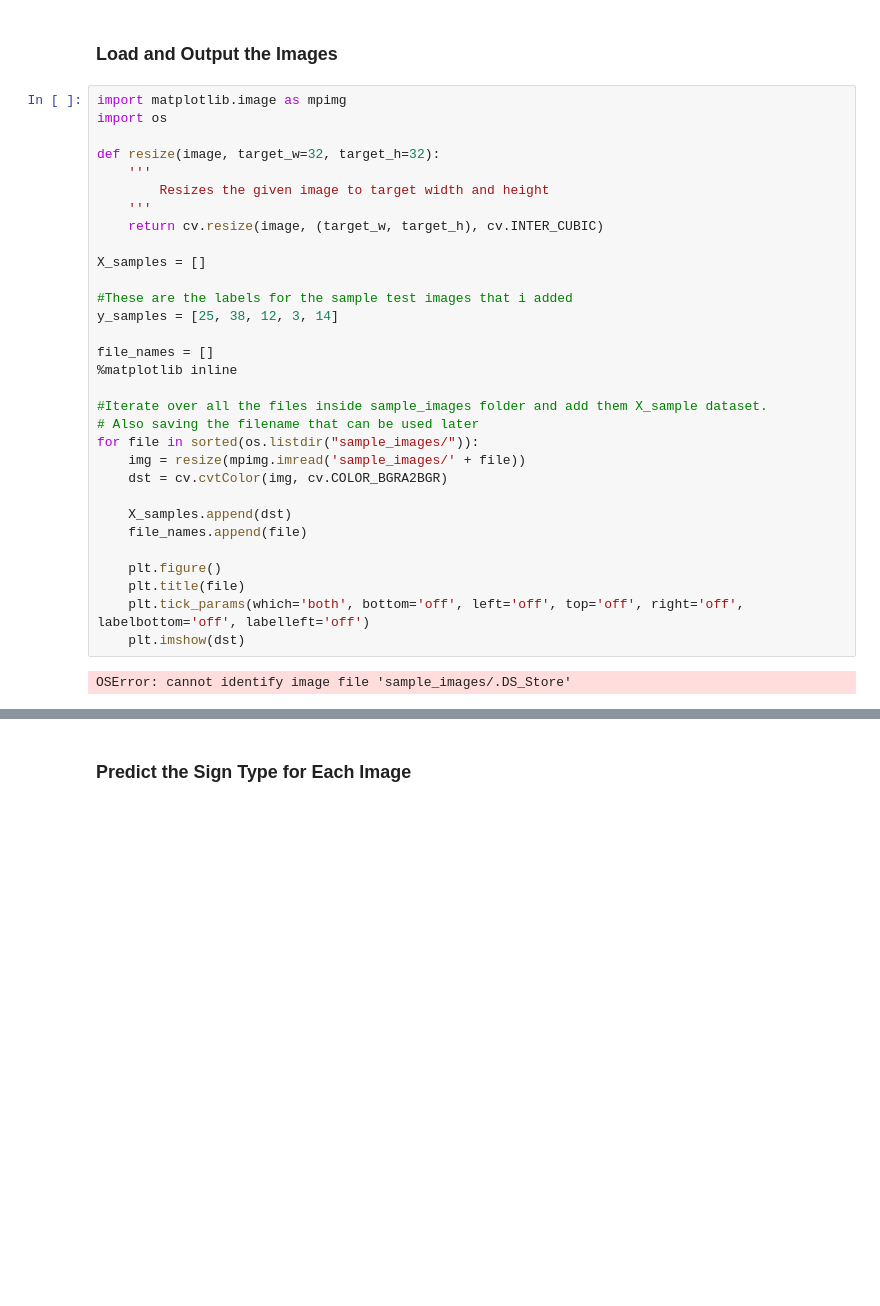
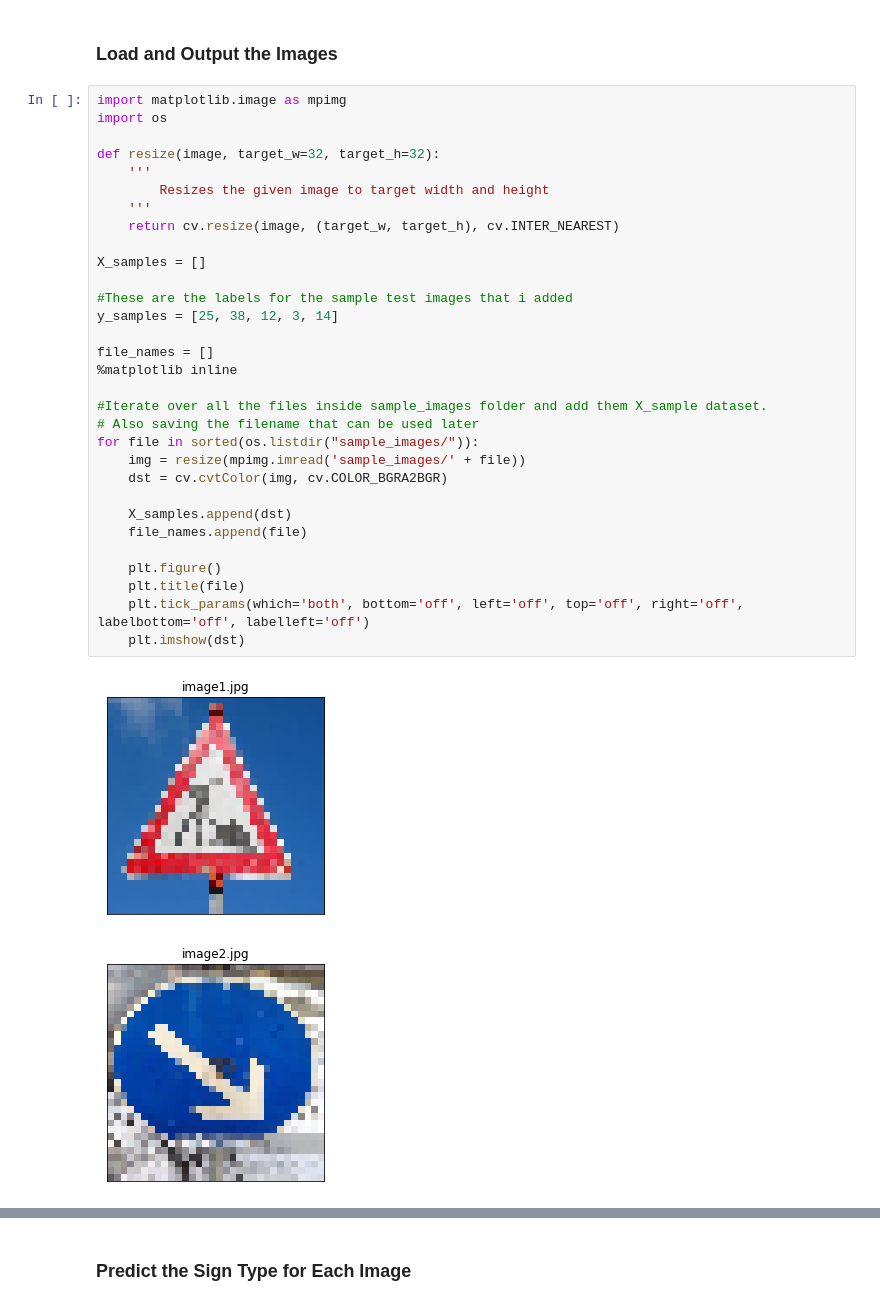
Before and after one commit to prasadpamidi/CarND-Traffic-Sign-Classifier-Project, a Jupyter notebook: Traffic_Sign_Classifier.ipynb, the cells around one changed output, grey strips where cells are left out. Drawn from its saved outputs; the diff is of its cells as text; blank space fills up the shorter version.

```diff
--- a/Traffic_Sign_Classifier.ipynb
+++ b/Traffic_Sign_Classifier.ipynb
@@ -578,32 +578,33 @@ You may find `signnames.csv` useful as it contains mappings from the class id (i
 import matplotlib.image as mpimg
 import os
 
 def resize(image, target_w=32, target_h=32):
     '''
         Resizes the given image to target width and height
     '''
-    return cv.resize(image, (target_w, target_h), cv.INTER_CUBIC)
+    return cv.resize(image, (target_w, target_h), cv.INTER_NEAREST)
 
 X_samples = []
 
 #These are the labels for the sample test images that i added
 y_samples = [25, 38, 12, 3, 14]
 
 file_names = []
 %matplotlib inline
 
 #Iterate over all the files inside sample_images folder and add them X_sample dataset.
 # Also saving the filename that can be used later
 for file in sorted(os.listdir("sample_images/")):
     img = resize(mpimg.imread('sample_images/' + file))
     dst = cv.cvtColor(img, cv.COLOR_BGRA2BGR)
 
     X_samples.append(dst)
     file_names.append(file)
 
     plt.figure()
     plt.title(file)
     plt.tick_params(which='both', bottom='off', left='off', top='off', right='off', labelbottom='off', labelleft='off')
     plt.imshow(dst)
 # %% [output]
-OSError: cannot identify image file 'sample_images/.DS_Store'
+[figure, added]
+[figure, added]
```
Also changed, not shown: parts of 1 cell of this notebook.
